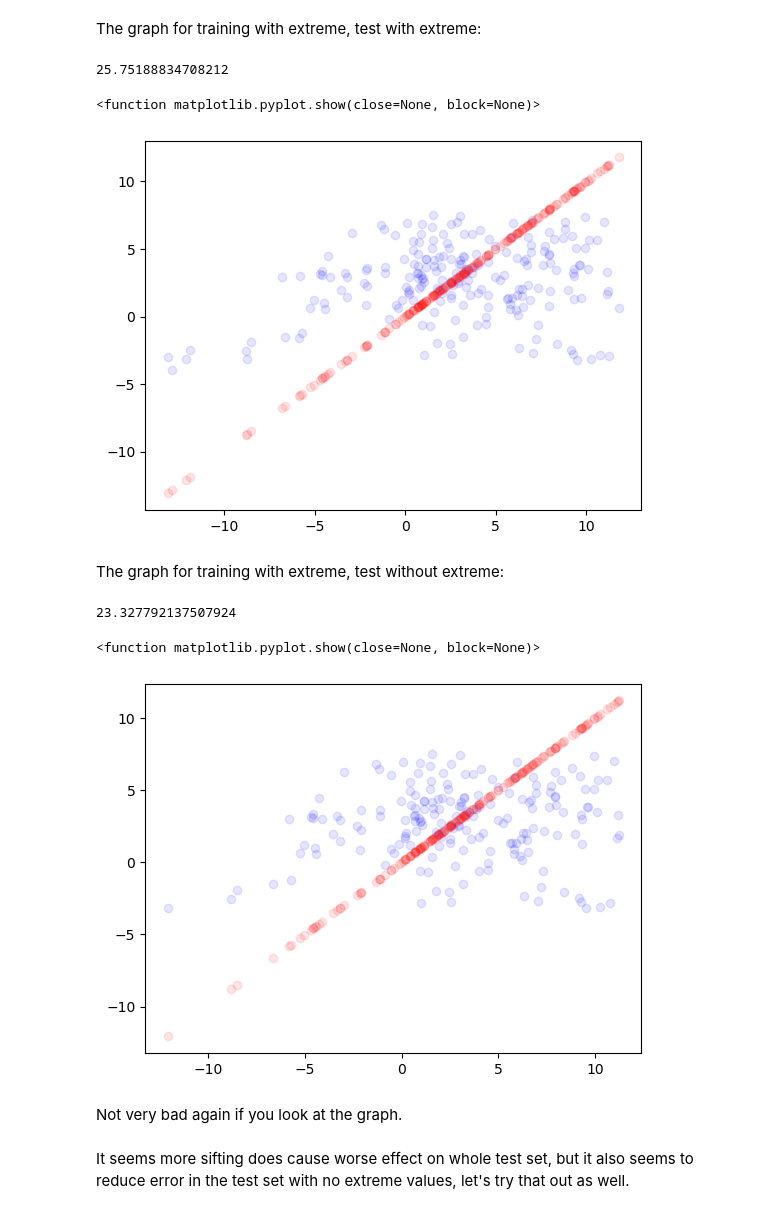
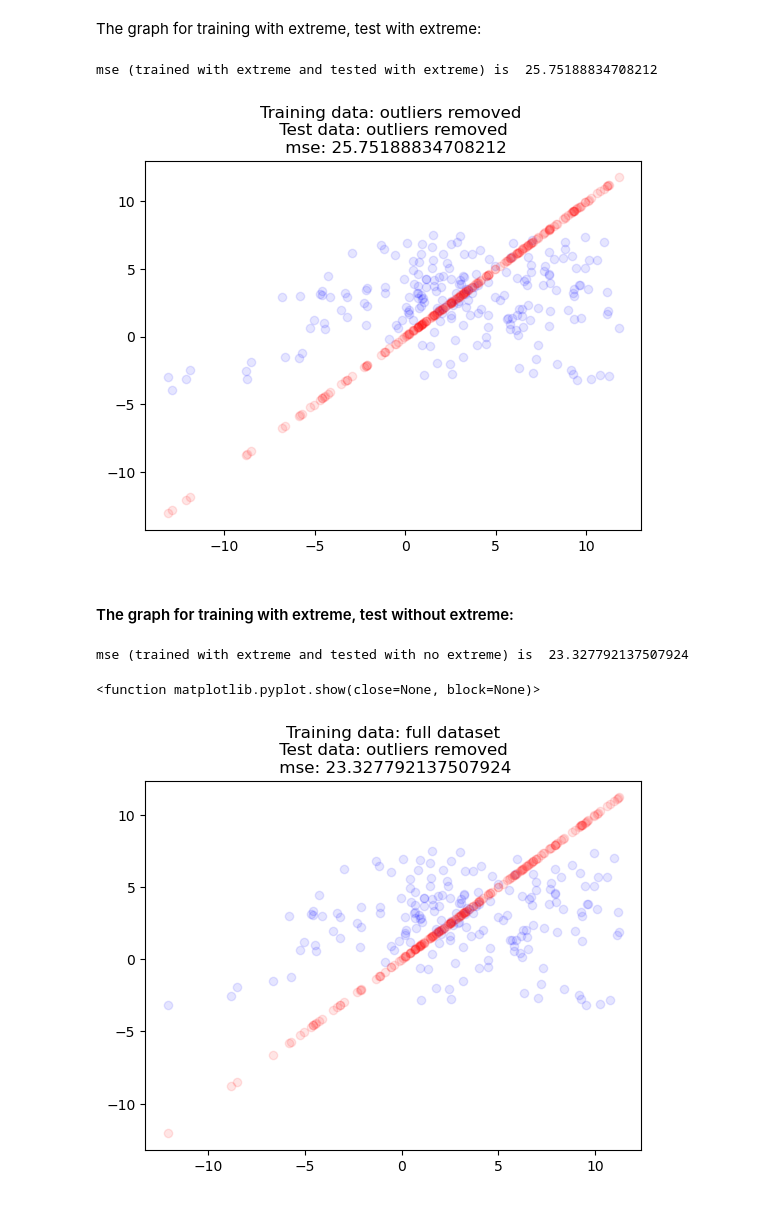
Before and after one commit to YCoeusZ/industrial-resources-and-its-impact, a Jupyter notebook: model_training/spline/mtspline_INF_ADJ.ipynb, the cells around one changed output. Drawn from its saved outputs; the diff is of its cells as text; code cells hidden in the pictures.

```diff
--- a/model_training/spline/mtspline_INF_ADJ.ipynb
+++ b/model_training/spline/mtspline_INF_ADJ.ipynb
@@ -299,31 +285,30 @@ pred_extreme=spineline_pipe.predict(X=X_test)
 pred_noextreme=spineline_pipe.predict(X_de_test)
 # %% [markdown]
 The graph for training with extreme, test with extreme:
-# %%
-mean_squared_error(y_pred=pred_extreme,y_true=y_test)
-# %% [output]
-25.75188834708212
+# %%
+mse_extreme=mean_squared_error(y_pred=pred_extreme,y_true=y_test)
+print("mse (trained with extreme and tested with extreme) is ", mse_extreme)
+# %% [output]
+mse (trained with extreme and tested with extreme) is  25.75188834708212
 # %%
 plt.scatter(x=y_test,y=pred_extreme,c="b",alpha=0.1)
 plt.scatter(x=y_test,y=y_test,c="r",alpha=0.1)
-plt.show
+plt.title(f"Training data: outliers removed \n Test data: outliers removed \n mse: {mse_extreme}")
+plt.show()
 # %% [output]
-<function matplotlib.pyplot.show(close=None, block=None)>
-[figure, old version]
+[figure, new version]
 # %% [markdown]
-The graph for training with extreme, test without extreme:
+#### The graph for training with extreme, test without extreme:
-# %%
-mean_squared_error(y_pred=pred_noextreme,y_true=y_de_test)
-# %% [output]
-23.327792137507924
+# %%
+mse_noextreme = mean_squared_error(y_pred=pred_noextreme,y_true=y_de_test)
+print("mse (trained with extreme and tested with no extreme) is ", mse_noextreme)
+# %% [output]
+mse (trained with extreme and tested with no extreme) is  23.327792137507924
 # %%
 plt.scatter(x=y_de_test,y=pred_noextreme,c="b",alpha=0.1)
 plt.scatter(x=y_de_test,y=y_de_test,c="r",alpha=0.1)
+plt.title(f"Training data: full dataset\n Test data: outliers removed \n mse: {mse_noextreme}")
 plt.show
 # %% [output]
 <function matplotlib.pyplot.show(close=None, block=None)>
-[figure, old version]
+[figure, new version]
-# %% [markdown]
-Not very bad again if you look at the graph.
-# %% [markdown]
-It seems more sifting does cause worse effect on whole test set, but it also seems to reduce error in the test set with no extreme values, let's try that out as well.
```
Also changed, not shown: parts of 52 cells of this notebook, 1 other file.
